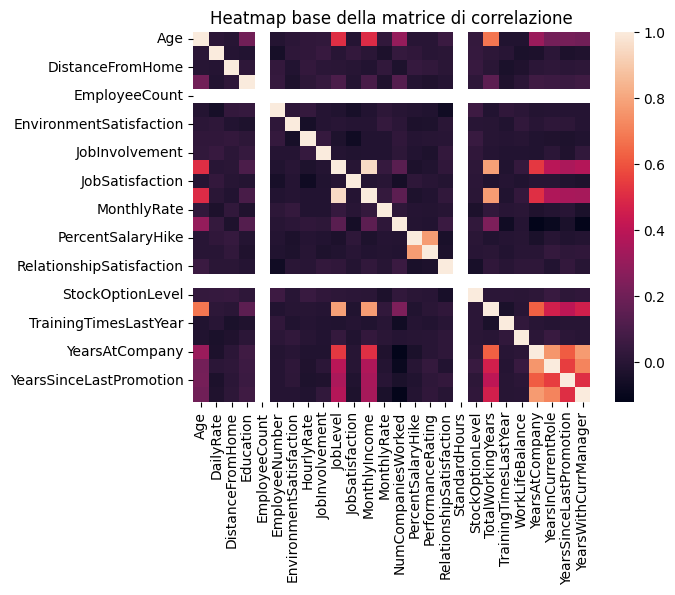
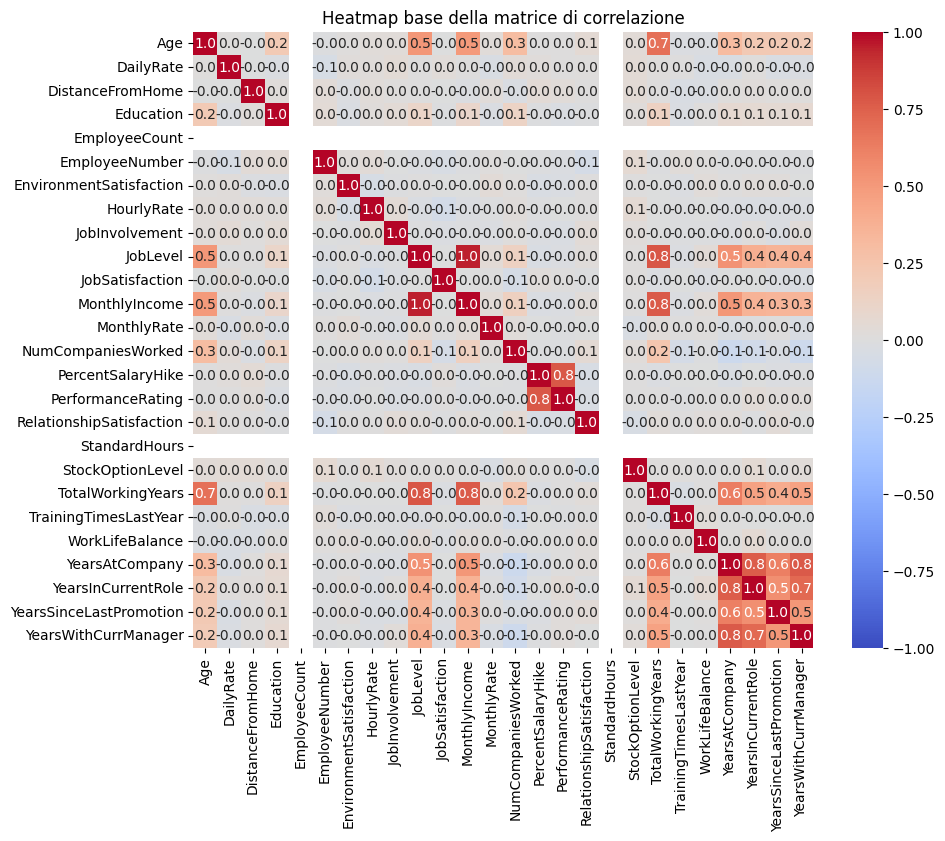
The change to this notebook cell's code, shown as a diff; its figure went from the first image to the second:
--- before
+++ after
@@ -1,3 +1,4 @@
-sns.heatmap(corr_pearson)
+plt.figure(figsize=(10,8))
+sns.heatmap(corr_pearson, annot=True, cmap="coolwarm", vmin=-1, vmax=1, center=0, fmt=".1f")
 plt.title("Heatmap base della matrice di correlazione")
 plt.show()

Commit: Ho sistemato alcuni refusi e la Heatmap